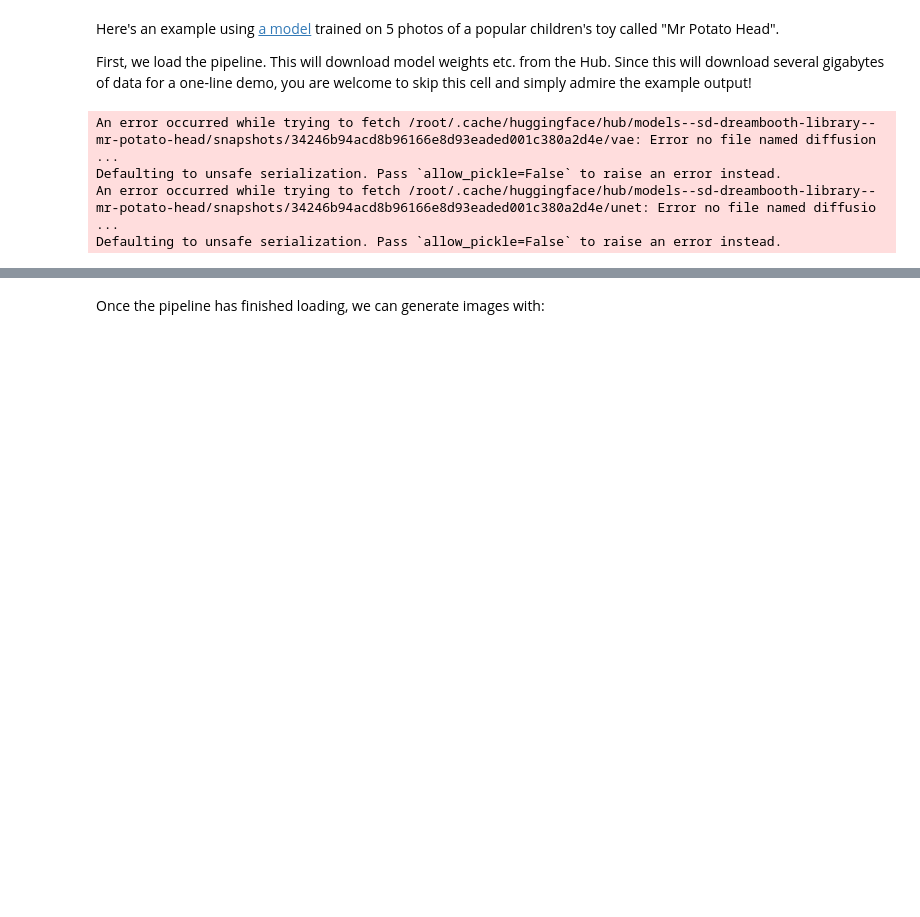
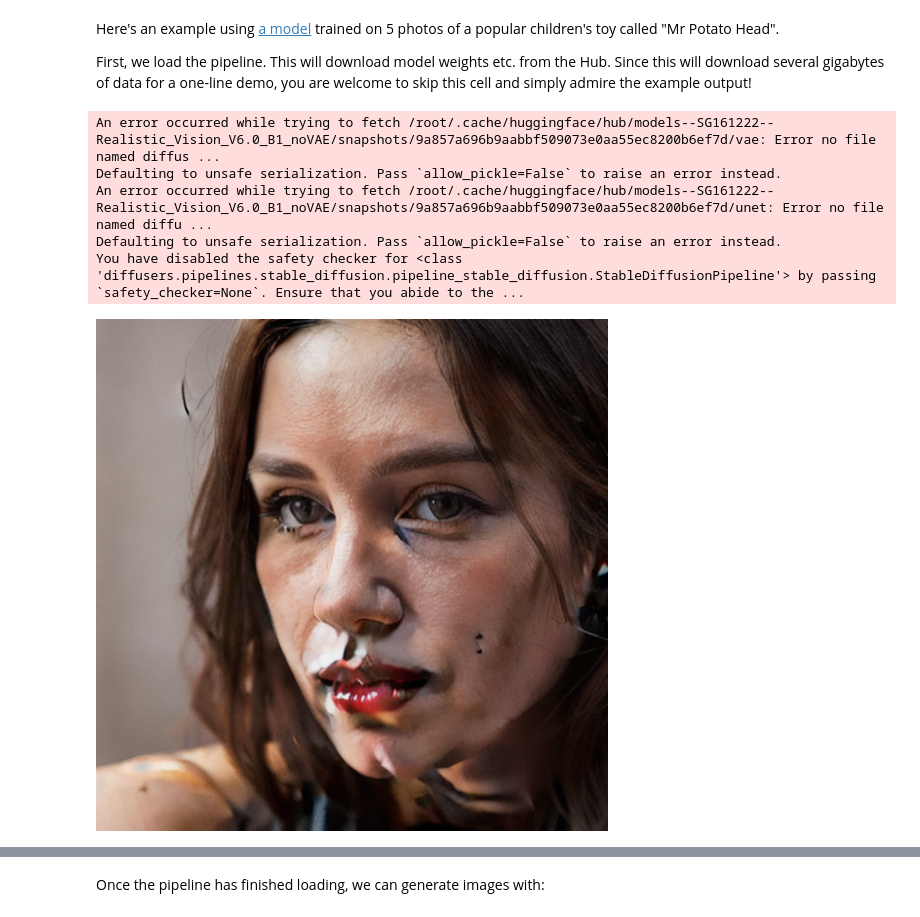
Before and after one commit to Oswzar/S, a Jupyter notebook: unit1/01_introduction_to_diffusers.ipynb, the cells around one changed output, grey strips where cells are left out. Drawn from its saved outputs; the diff is of its cells as text; code cells hidden in the pictures; blank space fills up the shorter version.

```diff
--- a/unit1/01_introduction_to_diffusers.ipynb
+++ b/unit1/01_introduction_to_diffusers.ipynb
@@ -122,18 +122,44 @@ YouTubeVideo("W4Mcuh38wyM")
 Here's an example using [a model](https://huggingface.co/sd-dreambooth-library/mr-potato-head) trained on 5 photos of a popular children's toy called "Mr Potato Head".
 
 First, we load the pipeline. This will download model weights etc. from the Hub. Since this will download several gigabytes of data for a one-line demo, you are welcome to skip this cell and simply admire the example output!
-# %%
-from diffusers import StableDiffusionPipeline
-
-# Check out https://huggingface.co/sd-dreambooth-library for loads of models from the community
-model_id = "sd-dreambooth-library/mr-potato-head"
-
-# Load the pipeline
-pipe = StableDiffusionPipeline.from_pretrained(model_id, torch_dtype=torch.float16).to(
-    device
-)
-# %% [output]
-An error occurred while trying to fetch /root/.cache/huggingface/hub/models--sd-dreambooth-library--mr-potato-head/snapshots/34246b94acd8b96166e8d93eaded001c380a2d4e/vae: Error no file named diffusion ...
-Defaulting to unsafe serialization. Pass `allow_pickle=False` to raise an error instead.
-An error occurred while trying to fetch /root/.cache/huggingface/hub/models--sd-dreambooth-library--mr-potato-head/snapshots/34246b94acd8b96166e8d93eaded001c380a2d4e/unet: Error no file named diffusio ...
-Defaulting to unsafe serialization. Pass `allow_pickle=False` to raise an error instead.
+# %%
+import torch
+from diffusers import StableDiffusionPipeline
+
+# 1. 设置模型ID和一个可靠的设备
+# 这个ID指向一个经过微调的、专门用于生成逼真图像的Stable Diffusion模型
+model_id = "SG161222/Realistic_Vision_V6.0_B1_noVAE"
+device = "cuda" if torch.cuda.is_available() else "cpu"
+
+# 2. 使用 StableDiffusionPipeline 加载模型
+# 注意，这次我们用的就是正确的流水线了
+pipe = StableDiffusionPipeline.from_pretrained(
+    model_id,
+    torch_dtype=torch.float16,
+    safety_checker=None # 建议关闭安全检查器以获得更灵活的输出
+)
+pipe.to(device)
+
+# 3. 编写高质量的提示词 (Prompt)
+# 这是引导模型生成内容的关键。描述得越详细，效果越好。
+prompt = "photo of a beautiful 25-year-old woman"
+
+
+# 5. 生成图像
+# 使用 torch.Generator 来确保结果可复现
+generator = torch.Generator(device=device).manual_seed(42)
+image = pipe(
+    prompt,
+    negative_prompt=negative_prompt,
+    generator=generator,
+    num_inference_steps=30 # 推理步数，通常30-50效果不错
+).images[0]
+
+image
+# %% [output]
+An error occurred while trying to fetch /root/.cache/huggingface/hub/models--SG161222--Realistic_Vision_V6.0_B1_noVAE/snapshots/9a857a696b9aabbf509073e0aa55ec8200b6ef7d/vae: Error no file named diffus ...
+Defaulting to unsafe serialization. Pass `allow_pickle=False` to raise an error instead.
+An error occurred while trying to fetch /root/.cache/huggingface/hub/models--SG161222--Realistic_Vision_V6.0_B1_noVAE/snapshots/9a857a696b9aabbf509073e0aa55ec8200b6ef7d/unet: Error no file named diffu ...
+Defaulting to unsafe serialization. Pass `allow_pickle=False` to raise an error instead.
+You have disabled the safety checker for <class 'diffusers.pipelines.stable_diffusion.pipeline_stable_diffusion.StableDiffusionPipeline'> by passing `safety_checker=None`. Ensure that you abide to the ...
+[figure, added]
```
Also changed, not shown: parts of 1 cell of this notebook.
